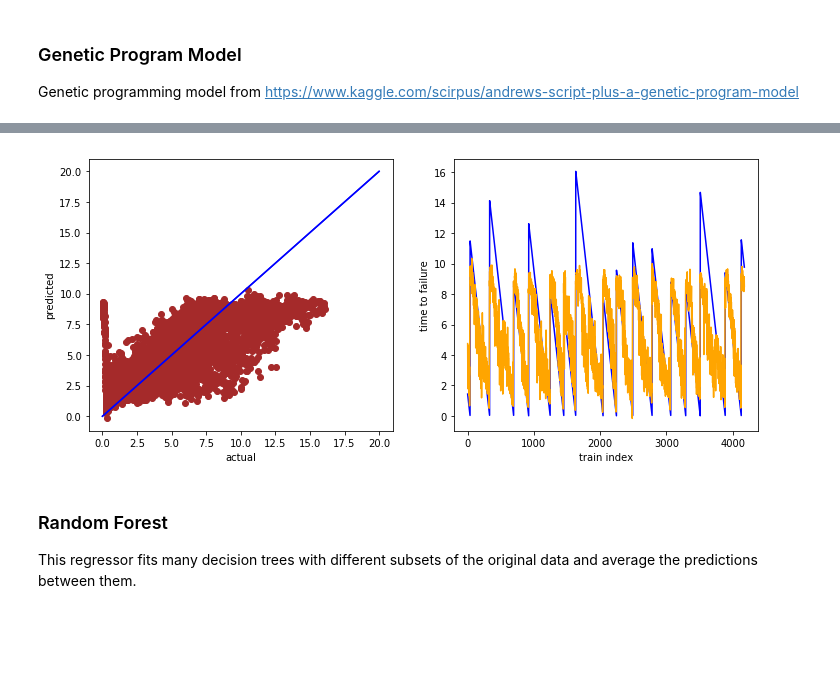
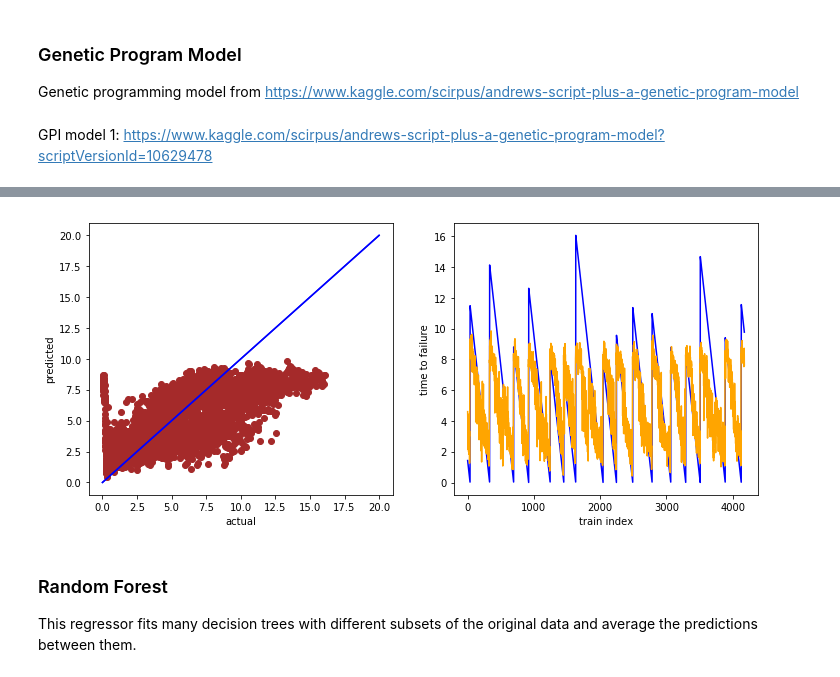
Before and after one commit to ricarddelgado/lanl-earthquake-kaggle, a Jupyter notebook: LANL Master notebook.ipynb, the cells around one changed output, grey strips where cells are left out. Cells and saved outputs as stored; diff of their text form; code cells hidden in the pictures; blank space fills up the shorter version.

```diff
--- a/LANL Master notebook.ipynb
+++ b/LANL Master notebook.ipynb
@@ -139,7 +139,8 @@ Reading hdf files:Done
 ## Scale data
 # %%
 alldata = pd.concat([X_tr, X_test])
-scaler = StandardScaler()
+#scaler = StandardScaler()
+scaler = RobustScaler()
 alldata = pd.DataFrame(scaler.fit_transform(alldata), columns=alldata.columns)
 X_train_scaled = alldata[:X_tr.shape[0]]
 X_test_scaled = alldata[X_tr.shape[0]:]
@@ -242,9 +243,17 @@ def train_model(X, X_test, y, folds, params=None, model_type='lgb',
             y_pred_valid = model.predict(X_valid)
             y_pred = model.predict(X_test)
 
-        if model_type == 'gdi':
+        if model_type == 'gpi0':
             y_pred_valid = gpi(X_valid).values
             y_pred = gpi(X_test).values
+
+        if model_type == 'gpi1':
+            y_pred_valid = gpi1(X_valid).values
+            y_pred = gpi1(X_test).values
+
+        if model_type == 'gpi2':
+            y_pred_valid = gpi2(X_valid).values
+            y_pred = gpi2(X_test).values
 
         oof[valid_index] = y_pred_valid.reshape(-1,)
         scores.append(mean_absolute_error(y_valid, y_pred_valid))
@@ -461,12 +481,14 @@ CV mean score: 2.0714, std: 0.0694.
 # %% [markdown]
 ### Genetic Program Model
 Genetic programming model from https://www.kaggle.com/scirpus/andrews-script-plus-a-genetic-program-model
+# %% [markdown]
+GPI model 1: https://www.kaggle.com/scirpus/andrews-script-plus-a-genetic-program-model?scriptVersionId=10629478
 # %%
 # There are no tuning here. We took at as face value.
 oof_gdi, prediction_gdi, score_mean_gdi, score_std_gdi = train_model(X=X_train_scaled,
                                                                      X_test=X_test_scaled,
                                                                      y=y_tr,
                                                                      folds=folds_models,
-                                                                     model_type='gdi',
+                                                                     model_type='gpi0',
                                                                      show_scatter=True)
 # %% [output]
@@ -479 +501 @@ CV mean score: 1.8985, std: 0.0738.
-[figure, old version]
+[figure, new version]
```
Also changed, not shown: parts of 35 cells of this notebook, 20 other files.
